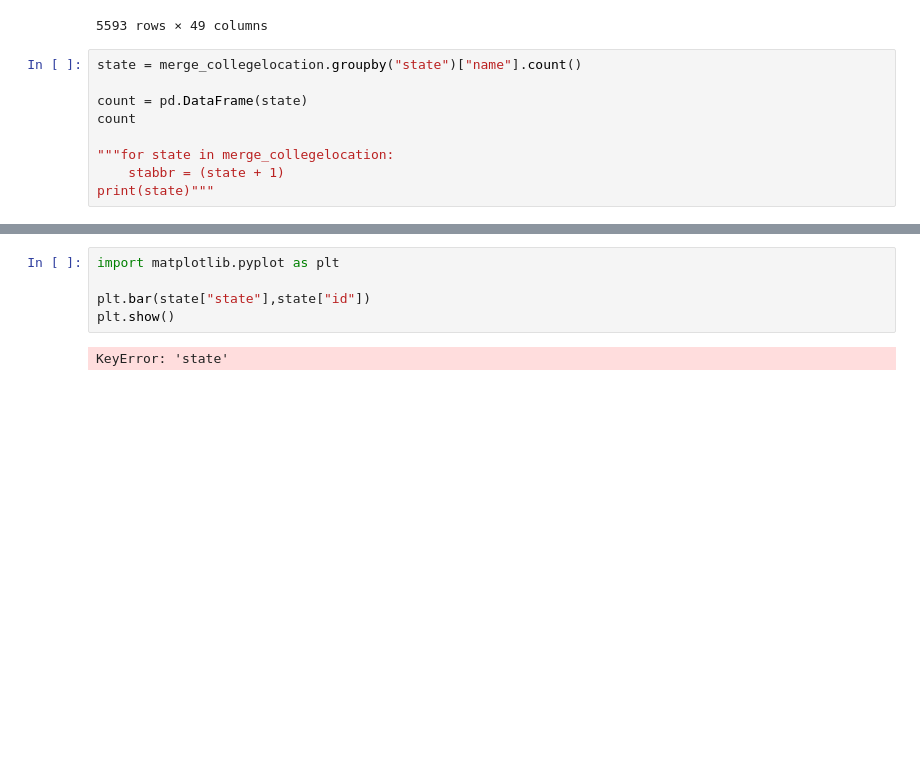
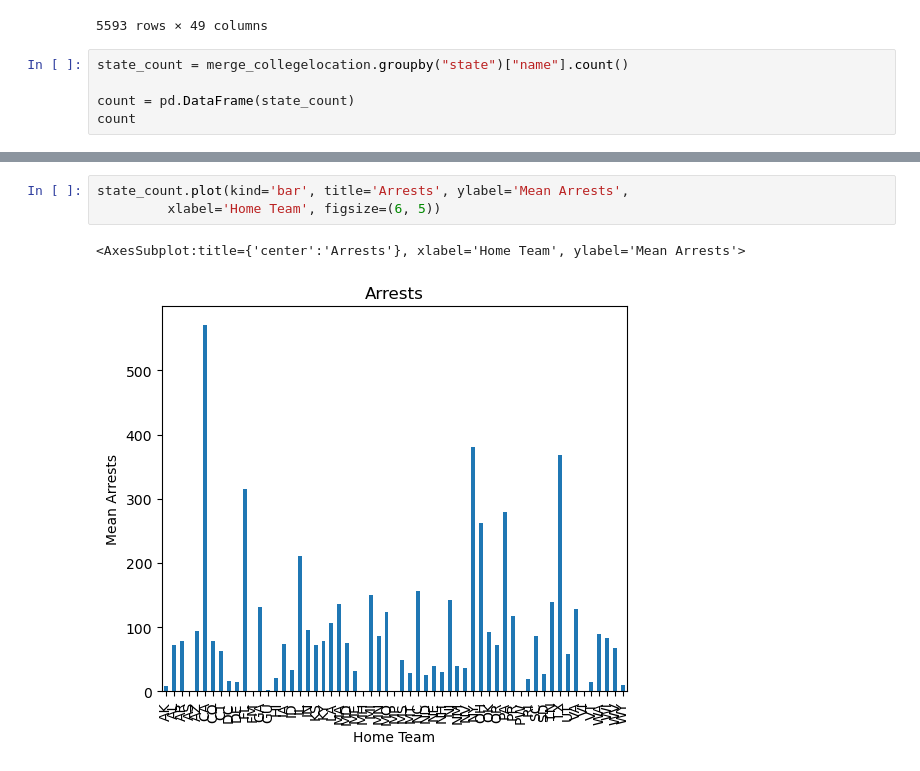
Before and after one commit to Wook22/Education_Institution_Data_Analysis, a Jupyter notebook: test_majorvisualization.ipynb, the cells around one changed output, grey strips where cells are left out. Cells and saved outputs as stored; diff of their text form; blank space fills up the shorter version.

```diff
--- a/test.ipynb
+++ b/test_majorvisualization.ipynb
@@ -142,12 +142,8 @@ merge_collegelocation
 | 5592 | 497338 | Glendale Career College-North-Wes... | Bakersfield | CA | 0 | 0 | 93304-5075 | 35.339951 | -119.035082 | ... |
 5593 rows × 49 columns
 # %%
-state = merge_collegelocation.groupby("state")["name"].count()
+state_count = merge_collegelocation.groupby("state")["name"].count()
 
-count = pd.DataFrame(state)
+count = pd.DataFrame(state_count)
 count
-
-"""for state in merge_collegelocation:
-    stabbr = (state + 1)
-print(state)"""
 # %% [output]
@@ -172,7 +168,6 @@ WY       10
-# %%
-import matplotlib.pyplot as plt
-
-plt.bar(state["state"],state["id"])
-plt.show()
-# %% [output]
-KeyError: 'state'
+# %%
+state_count.plot(kind='bar', title='Arrests', ylabel='Mean Arrests',
+         xlabel='Home Team', figsize=(6, 5))
+# %% [output]
+<AxesSubplot:title={'center':'Arrests'}, xlabel='Home Team', ylabel='Mean Arrests'>
+[figure, added]
```
Also changed, not shown: parts of 1 cell of this notebook, 6 other files.
